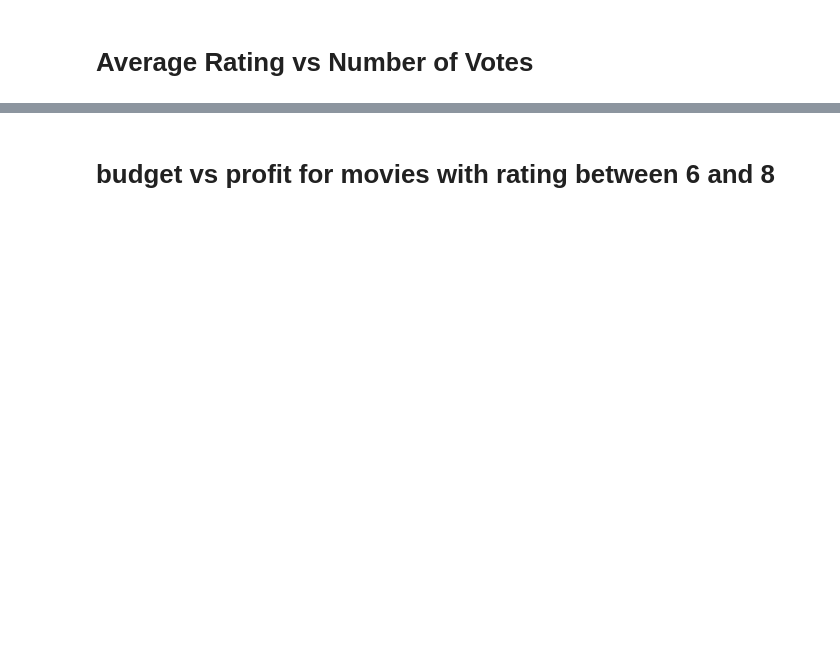
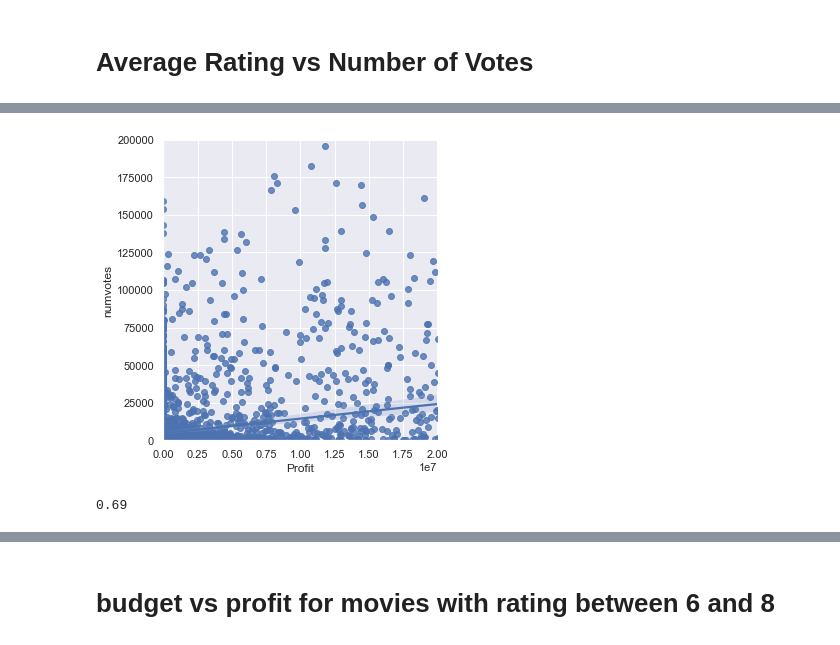
Before and after one commit to davidlebruce/movie_industry_project, a Jupyter notebook: movie_data_visualizations.ipynb, the cells around one changed output, grey strips where cells are left out. Drawn from its saved outputs; the diff is of its cells as text; code cells hidden in the pictures; blank space fills up the shorter version.

```diff
--- a/movie_data_visualizations.ipynb
+++ b/movie_data_visualizations.ipynb
@@ -163,0 +185,10 @@ sns.lmplot(x="averagerating", y="numvotes", data=votes_and_ratings);
+# %%
+g = sns.lmplot(x="Profit", y="numvotes", data=votes_and_ratings);
+g.set(xlim=(0, 20000000));
+g.set(ylim=(0, 200000));
+# %% [output]
+[figure, added]
+# %%
+df['Profit'].corr(df['numvotes']).round(2)
+# %% [output]
+0.69
```
Also changed, not shown: parts of 16 cells of this notebook.
